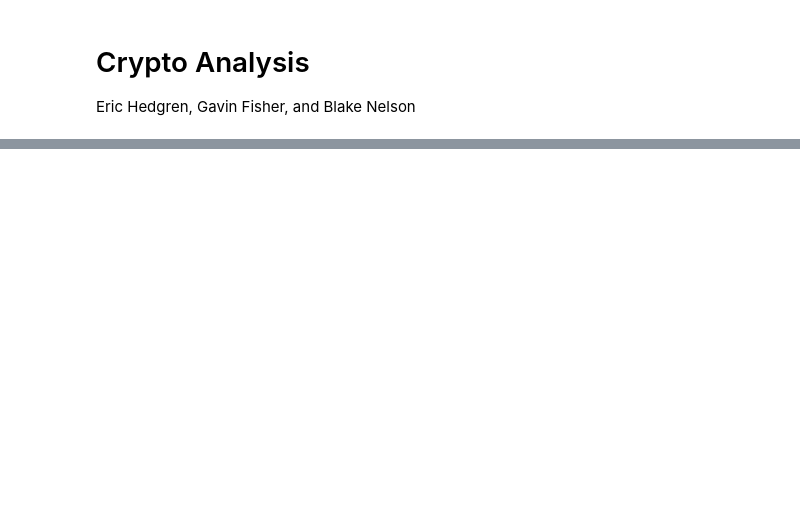
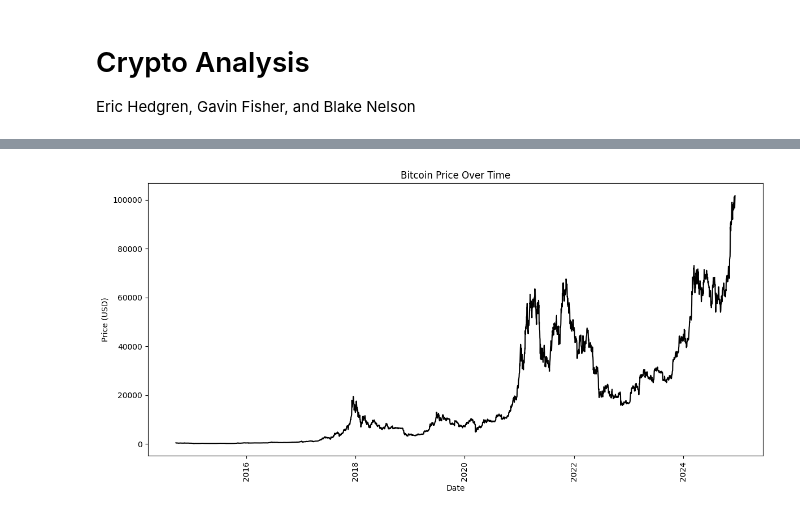
Before and after one commit to hedgreneric/CryptoAnalysis-DS3010, a Jupyter notebook: crypto_analysis.ipynb, the cells around one changed output, grey strips where cells are left out. Cells and saved outputs as stored; diff of their text form; code cells hidden in the pictures; blank space fills up the shorter version.

```diff
--- a/crypto_analysis.ipynb
+++ b/crypto_analysis.ipynb
@@ -85,0 +109,11 @@ Predicted price for tomorrow: 100758.78049670094
+# %%
+fig, ax = plt.subplots(figsize=(12,6))
+ax.plot(df['timestamp'], df['price'], label='Actual Price', color='k')
+ax.set_xlabel('Date')
+ax.set_ylabel('Price (USD)')
+ax.set_title('Bitcoin Price Over Time')
+ax.tick_params(axis='x', rotation=90)
+plt.tight_layout()
+plt.show()
+# %% [output]
+[figure, added]
```
Also changed, not shown: parts of 3 cells of this notebook.
